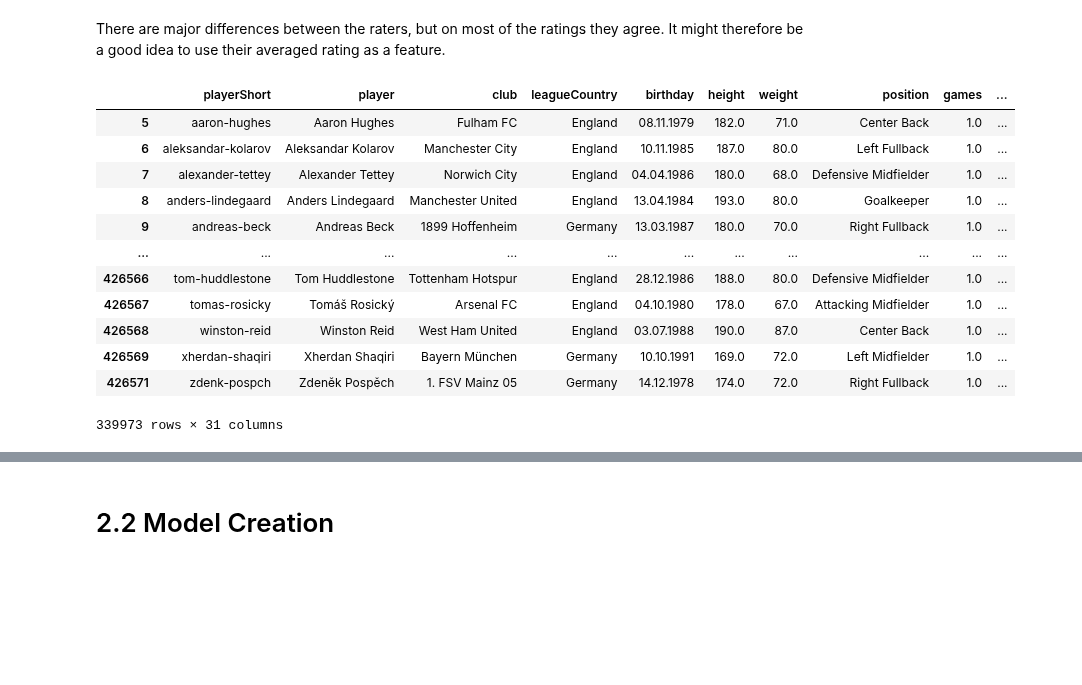
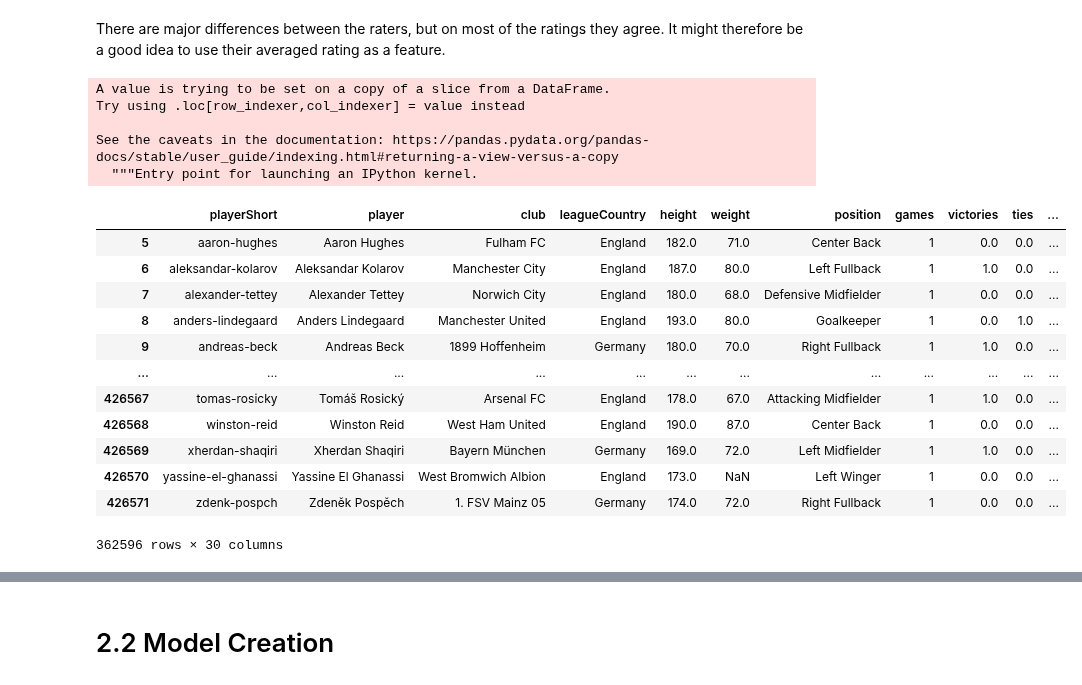
Before and after one commit to kdidi99/ml_fundamentals_hd, a Jupyter notebook: red-cards.ipynb, the cells around one changed output, grey strips where cells are left out. Cells and saved outputs as stored; diff of their text form; code cells hidden in the pictures; blank space fills up the shorter version.

```diff
--- a/red-cards.ipynb
+++ b/red-cards.ipynb
@@ -396,6 +396,6 @@ allredsStrict        0
 refCount             0
 dtype: int64
 # %%
-dfs = dfs.dropna()
+dfs = dfs[dfs['photoID'].notna()]
 dfs.isna().sum()
 # %% [output]
@@ -438,11 +438,8 @@ dfs_good=dfs[dfs['refNum'].isin(good_refs.index.values)]
 We have the birth date of the players, but more helpful as a feature would be their age. Therefore, we transform this features to become an age.
 # %%
 def age(born):
-    born = datetime.strptime(born, "%d.%m.%Y").date()
+    born = datetime.strptime(str(born), "%d.%m.%Y").date()
     today = date.today()
     return today.year - born.year - ((today.month,
                                       today.day) < (born.month,
                                                     born.day))
-# %%
-dfs_good.loc["Age"] = dfs_good['birthday'].apply(age)
-dfs_good = dfs_good.dropna()
@@ -460,0 +446,3 @@ dfs_good.head()
+# %%
+#dfs_good['birthday'] = df['birthday'].astype('str')
+dfs_good["Age"] = dfs_good['birthday'].apply(age)
@@ -478,19 +487,24 @@ fig.tight_layout()
 There are major differences between the raters, but on most of the ratings they agree. It might therefore be a good idea to use their averaged rating as a feature.
 # %%
 dfs_good["rating"] = (dfs_good["rater1"] + dfs_good["rater2"])/2
-dfs_good = dfs_good.drop(["rater1", "rater2"], axis=1)
+dfs_good = dfs_good.drop(["rater1", "rater2", "birthday"], axis=1)
 dfs_good
 # %% [output]
+A value is trying to be set on a copy of a slice from a DataFrame.
+Try using .loc[row_indexer,col_indexer] = value instead
+
+See the caveats in the documentation: https://pandas.pydata.org/pandas-docs/stable/user_guide/indexing.html#returning-a-view-versus-a-copy
+  """Entry point for launching an IPython kernel.
-|  | playerShort | player | club | leagueCountry | birthday | height | weight | position | games | ... |
-| 5 | aaron-hughes | Aaron Hughes | Fulham FC | England | 08.11.1979 | 182.0 | 71.0 | Center Back | 1.0 | ... |
-| 6 | aleksandar-kolarov | Aleksandar Kolarov | Manchester City | England | 10.11.1985 | 187.0 | 80.0 | Left Fullback | 1.0 | ... |
-| 7 | alexander-tettey | Alexander Tettey | Norwich City | England | 04.04.1986 | 180.0 | 68.0 | Defensive Midfielder | 1.0 | ... |
-| 8 | anders-lindegaard | Anders Lindegaard | Manchester United | England | 13.04.1984 | 193.0 | 80.0 | Goalkeeper | 1.0 | ... |
-| 9 | andreas-beck | Andreas Beck | 1899 Hoffenheim | Germany | 13.03.1987 | 180.0 | 70.0 | Right Fullback | 1.0 | ... |
-| ... | ... | ... | ... | ... | ... | ... | ... | ... | ... | ... |
-| 426566 | tom-huddlestone | Tom Huddlestone | Tottenham Hotspur | England | 28.12.1986 | 188.0 | 80.0 | Defensive Midfielder | 1.0 | ... |
-| 426567 | tomas-rosicky | Tomáš Rosický | Arsenal FC | England | 04.10.1980 | 178.0 | 67.0 | Attacking Midfielder | 1.0 | ... |
-| 426568 | winston-reid | Winston Reid | West Ham United | England | 03.07.1988 | 190.0 | 87.0 | Center Back | 1.0 | ... |
-| 426569 | xherdan-shaqiri | Xherdan Shaqiri | Bayern München | Germany | 10.10.1991 | 169.0 | 72.0 | Left Midfielder | 1.0 | ... |
-| 426571 | zdenk-pospch | Zdeněk Pospěch | 1. FSV Mainz 05 | Germany | 14.12.1978 | 174.0 | 72.0 | Right Fullback | 1.0 | ... |
+|  | playerShort | player | club | leagueCountry | height | weight | position | games | victories | ties | ... |
+| 5 | aaron-hughes | Aaron Hughes | Fulham FC | England | 182.0 | 71.0 | Center Back | 1 | 0.0 | 0.0 | ... |
+| 6 | aleksandar-kolarov | Aleksandar Kolarov | Manchester City | England | 187.0 | 80.0 | Left Fullback | 1 | 1.0 | 0.0 | ... |
+| 7 | alexander-tettey | Alexander Tettey | Norwich City | England | 180.0 | 68.0 | Defensive Midfielder | 1 | 0.0 | 0.0 | ... |
+| 8 | anders-lindegaard | Anders Lindegaard | Manchester United | England | 193.0 | 80.0 | Goalkeeper | 1 | 0.0 | 1.0 | ... |
+| 9 | andreas-beck | Andreas Beck | 1899 Hoffenheim | Germany | 180.0 | 70.0 | Right Fullback | 1 | 1.0 | 0.0 | ... |
+| ... | ... | ... | ... | ... | ... | ... | ... | ... | ... | ... | ... |
+| 426567 | tomas-rosicky | Tomáš Rosický | Arsenal FC | England | 178.0 | 67.0 | Attacking Midfielder | 1 | 1.0 | 0.0 | ... |
+| 426568 | winston-reid | Winston Reid | West Ham United | England | 190.0 | 87.0 | Center Back | 1 | 0.0 | 0.0 | ... |
+| 426569 | xherdan-shaqiri | Xherdan Shaqiri | Bayern München | Germany | 169.0 | 72.0 | Left Midfielder | 1 | 1.0 | 0.0 | ... |
+| 426570 | yassine-el-ghanassi | Yassine El Ghanassi | West Bromwich Albion | England | 173.0 | NaN | Left Winger | 1 | 0.0 | 0.0 | ... |
+| 426571 | zdenk-pospch | Zdeněk Pospěch | 1. FSV Mainz 05 | Germany | 174.0 | 72.0 | Right Fullback | 1 | 0.0 | 0.0 | ... |
-339973 rows × 31 columns
+362596 rows × 30 columns
```
Also changed, not shown: parts of 22 cells of this notebook.
